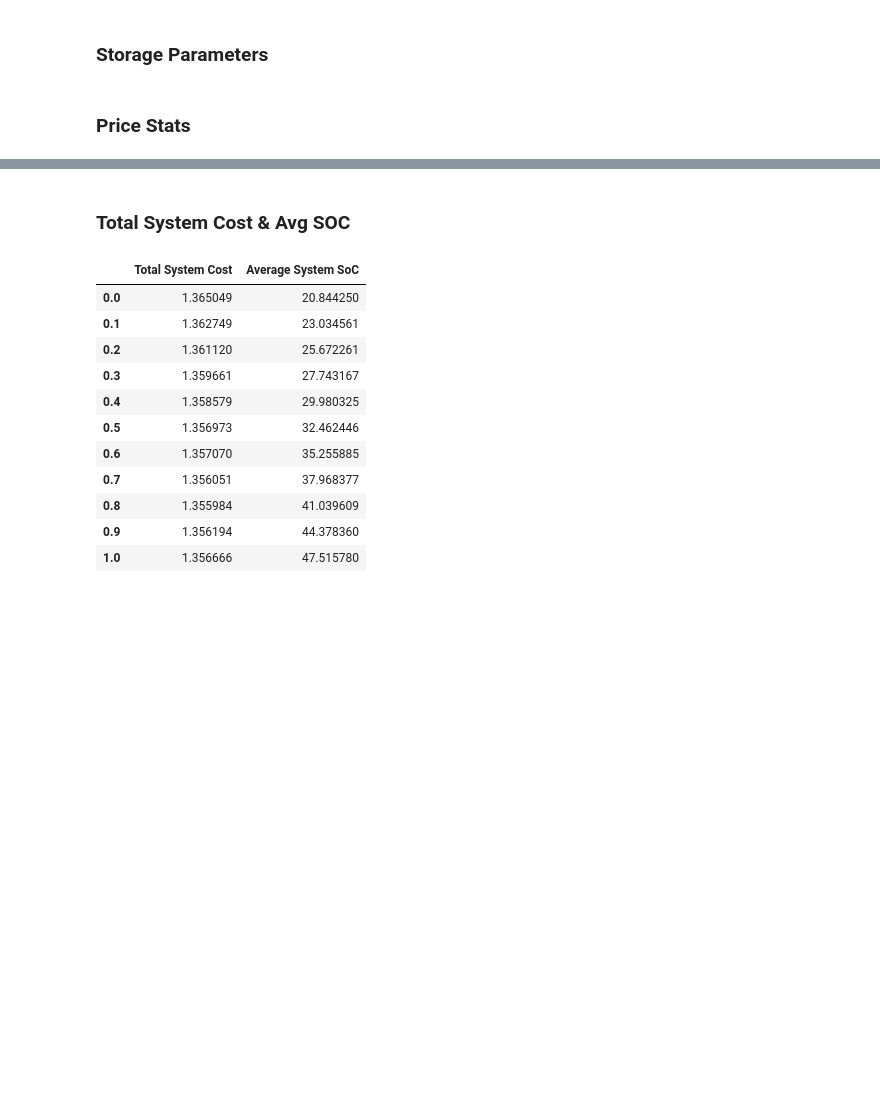
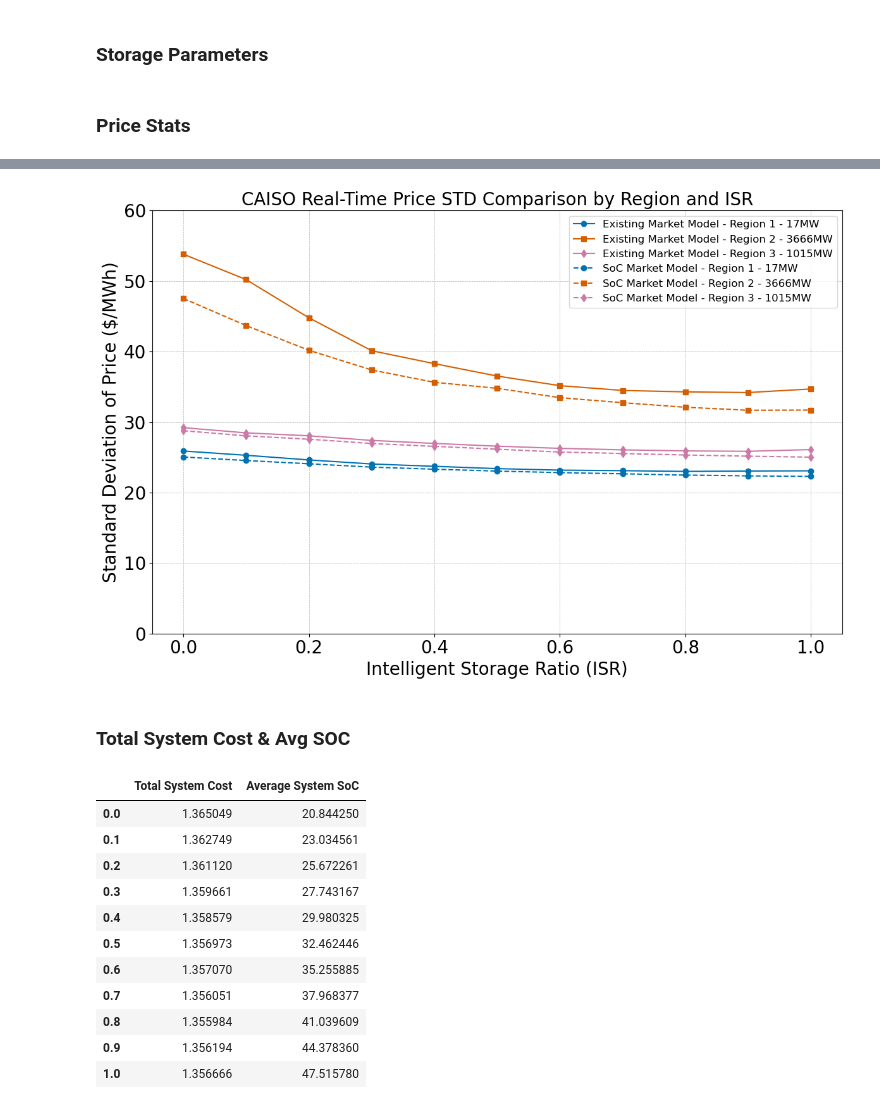
Before and after one commit to niklauskun/STESTS, a Jupyter notebook: Diagnose.ipynb, the cells around one changed output, grey strips where cells are left out. Drawn from its saved outputs; the diff is of its cells as text; code cells hidden in the pictures; blank space fills up the shorter version.

```diff
--- a/Diagnose.ipynb
+++ b/Diagnose.ipynb
@@ -136,3 +116,73 @@ plt.show()
+# %%
+# Define case templates
+case_templates = {
+    'Existing Market Model': 'Strategic/2000Quad/5GW_ED1_Strategic_true_FORB_true_ratio{}_Seg1',
+    'SoC Market Model': 'Strategic/2000Quad/5GW_ED1_Strategic_true_FORB_true_ratio{}_Seg5',
+}
+ratios = [round(i * 0.1, 1) for i in range(11)]
+
+# Initialize dictionaries to hold DataFrames for both models
+std_prices = {}
+
+# Loop over the case templates
+for model_name, case_template in case_templates.items():
+    std_prices_dfs = []
+
+    for ratio in ratios:
+        case = case_template.format(ratio)
+        try:
+            # Read the CSV file for the current case
+            price = pd.read_csv('output/' + case + '/EDprice.csv', header=None)
+        except FileNotFoundError:
+            print(f"File for case {case} not found.")
+            continue
+
+        # Calculate std and transpose
+        pricestats = (price * 12).std().T
+
+        # Append DataFrame slices
+        std_prices_dfs.append(pricestats)
+
+    # Convert lists of series to DataFrames
+    std_prices[model_name] = pd.concat(std_prices_dfs, axis=1).reset_index(drop=True)
+    std_prices[model_name].columns = ratios
+
+# Plotting
+plt.figure(figsize=(12, 8))
+
+# Define colors, markers, and line styles
+colors = ['#0072B2', '#D55E00', '#CC79A7']
+labels = ['Region 1 - 17MW', 'Region 2 - 3666MW', 'Region 3 - 1015MW']
+markers = ['o', 's', 'd']
+line_styles = ['-', '--']
+
+# Plot standard deviations
+for (model_name, line_style) in zip(case_templates.keys(), line_styles):
+    std_prices_df = std_prices[model_name].T
+
+    for region, color, label, marker in zip(range(std_prices_df.shape[1]), colors, labels, markers):
+        plt.plot(
+            ratios, std_prices_df.iloc[:, region],
+            label=f'{model_name} - {label}', color=color, linestyle=line_style, marker=marker, markersize=6
+        )
+
+plt.xlabel('Intelligent Storage Ratio (ISR)', fontsize=20)
+plt.ylabel('Standard Deviation of Price ($/MWh)', fontsize=20)
+plt.ylim([0, 60])
+plt.legend(fontsize=12, loc='upper right')
+plt.grid(True, which='both', linestyle='--', linewidth=0.5)
+plt.xticks(fontsize=20)
+plt.yticks(fontsize=20)
+plt.title('CAISO Real-Time Price STD Comparison by Region and ISR', fontsize=20)
+plt.tight_layout()
+
+# Save the plot to a file suitable for inclusion in your paper
+# plt.savefig('/mnt/data/caiso_price_std_comparison.png', dpi=300)
+
+# Show the plot
+plt.show()
+# %% [output]
+[figure, added]
 # %% [markdown]
 ### Total System Cost & Avg SOC
 # %%
```
Also changed, not shown: parts of 17 cells of this notebook, 7 other files.
